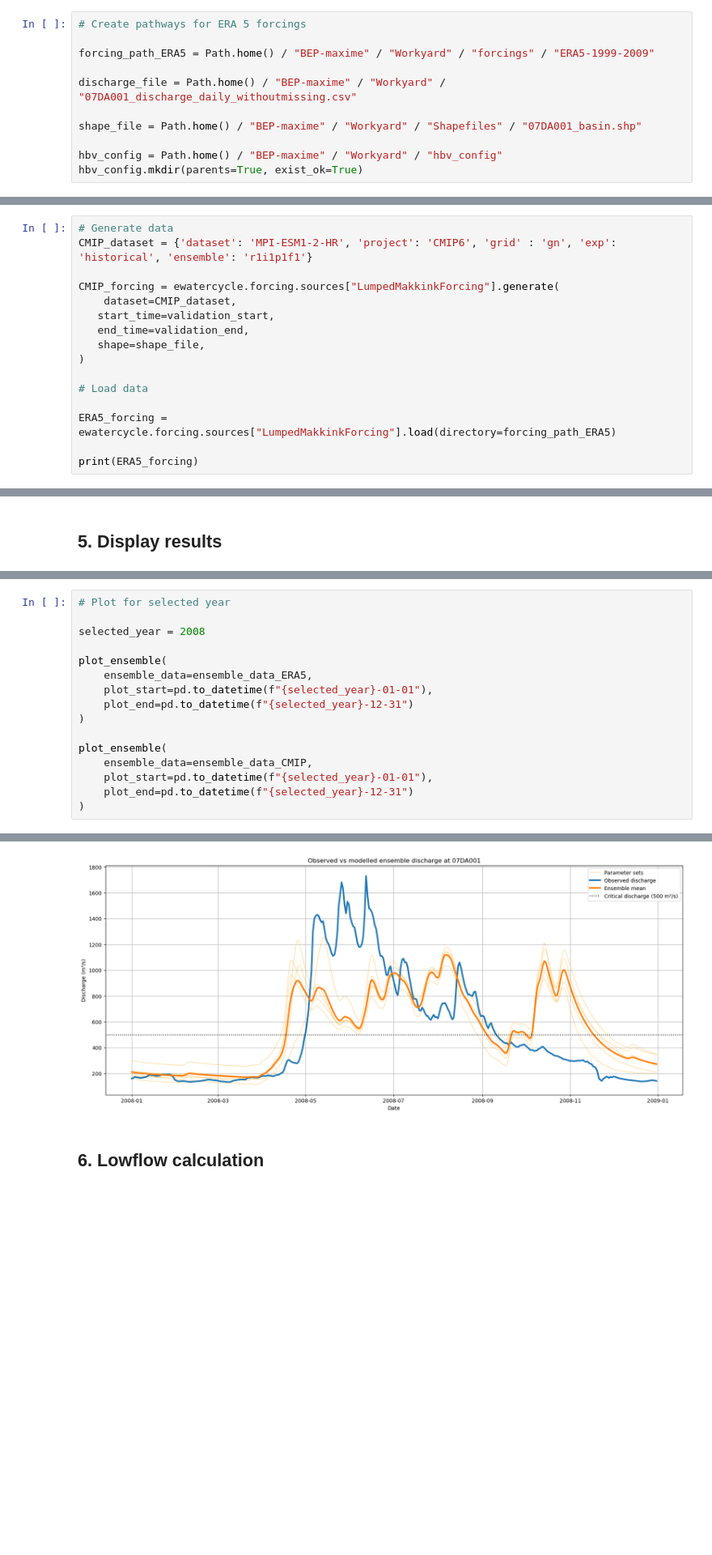
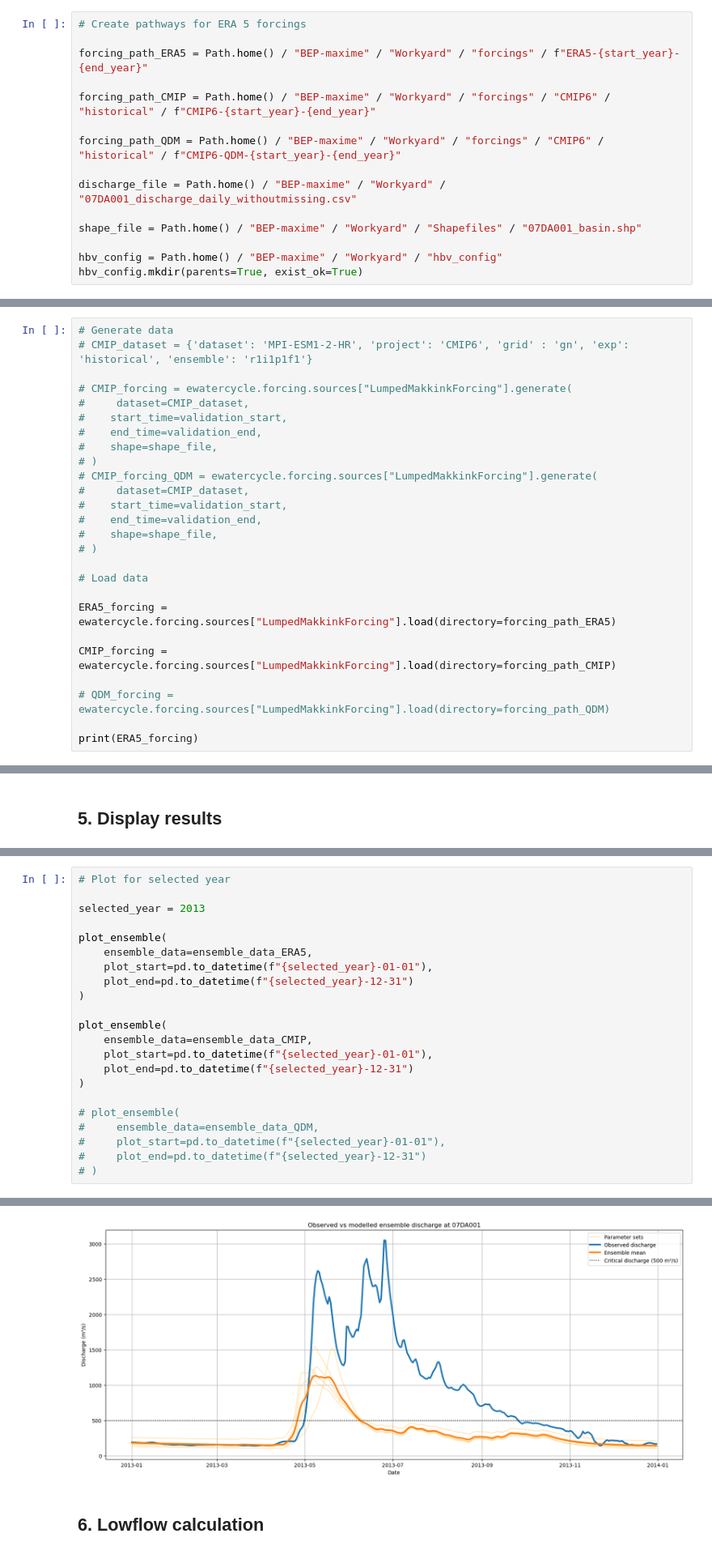
Before and after one commit to eWaterCycle/projects, a Jupyter notebook: Workyard/CMIP_Projections.ipynb, the cells around one changed output, grey strips where cells are left out. Shown at 81% size. Drawn from its saved outputs; the diff is of its cells as text; blank space fills up the shorter version.

```diff
--- a/Workyard/CMIP_Projections.ipynb
+++ b/Workyard/CMIP_Projections.ipynb
@@ -47,7 +51,11 @@ validation_end = "2009-12-31T00:00:00Z"
 # %%
 # Create pathways for ERA 5 forcings
 
-forcing_path_ERA5 = Path.home() / "BEP-maxime" / "Workyard" / "forcings" / "ERA5-1999-2009"
+forcing_path_ERA5 = Path.home() / "BEP-maxime" / "Workyard" / "forcings" / f"ERA5-{start_year}-{end_year}"
+
+forcing_path_CMIP = Path.home() / "BEP-maxime" / "Workyard" / "forcings" / "CMIP6" / "historical" / f"CMIP6-{start_year}-{end_year}"
+
+forcing_path_QDM = Path.home() / "BEP-maxime" / "Workyard" / "forcings" / "CMIP6" / "historical" / f"CMIP6-QDM-{start_year}-{end_year}"
 
 discharge_file = Path.home() / "BEP-maxime" / "Workyard" / "07DA001_discharge_daily_withoutmissing.csv"
 
@@ -111,19 +119,29 @@ plt.show()
 ### Generate/Load CMIP6 data
 # %%
 # Generate data
-CMIP_dataset = {'dataset': 'MPI-ESM1-2-HR', 'project': 'CMIP6', 'grid' : 'gn', 'exp': 'historical', 'ensemble': 'r1i1p1f1'}
+# CMIP_dataset = {'dataset': 'MPI-ESM1-2-HR', 'project': 'CMIP6', 'grid' : 'gn', 'exp': 'historical', 'ensemble': 'r1i1p1f1'}
 
-CMIP_forcing = ewatercycle.forcing.sources["LumpedMakkinkForcing"].generate(
-    dataset=CMIP_dataset,
-   start_time=validation_start,
-   end_time=validation_end,
-   shape=shape_file,
-)
+# CMIP_forcing = ewatercycle.forcing.sources["LumpedMakkinkForcing"].generate(
+#     dataset=CMIP_dataset,
+#    start_time=validation_start,
+#    end_time=validation_end,
+#    shape=shape_file,
+# )
+# CMIP_forcing_QDM = ewatercycle.forcing.sources["LumpedMakkinkForcing"].generate(
+#     dataset=CMIP_dataset,
+#    start_time=validation_start,
+#    end_time=validation_end,
+#    shape=shape_file,
+# )
 
 # Load data
 
 ERA5_forcing = ewatercycle.forcing.sources["LumpedMakkinkForcing"].load(directory=forcing_path_ERA5)
 
+CMIP_forcing = ewatercycle.forcing.sources["LumpedMakkinkForcing"].load(directory=forcing_path_CMIP)
+
+# QDM_forcing = ewatercycle.forcing.sources["LumpedMakkinkForcing"].load(directory=forcing_path_QDM)
+
 print(ERA5_forcing)
 # %% [output]
 LumpedMakkinkForcing(
@@ -434,7 +486,7 @@ plot_ensemble_CMIP = plot_ensemble(
 # %%
 # Plot for selected year
 
-selected_year = 2008
+selected_year = 2013
 
 plot_ensemble(
     ensemble_data=ensemble_data_ERA5,
@@ -447,5 +499,11 @@ plot_ensemble(
     plot_start=pd.to_datetime(f"{selected_year}-01-01"),
     plot_end=pd.to_datetime(f"{selected_year}-12-31")
 )
+
+# plot_ensemble(
+#     ensemble_data=ensemble_data_QDM,
+#     plot_start=pd.to_datetime(f"{selected_year}-01-01"),
+#     plot_end=pd.to_datetime(f"{selected_year}-12-31")
+# )
 # %% [output]
 <Figure size 640x480 with 0 Axes>
@@ -453,5 +511,5 @@ plot_ensemble(
 <Figure size 640x480 with 0 Axes>
-[figure, old version]
+[figure, new version]
 # %% [markdown]
 ## 6. Lowflow calculation
 # %%
```
Also changed, not shown: parts of 18 cells of this notebook.
